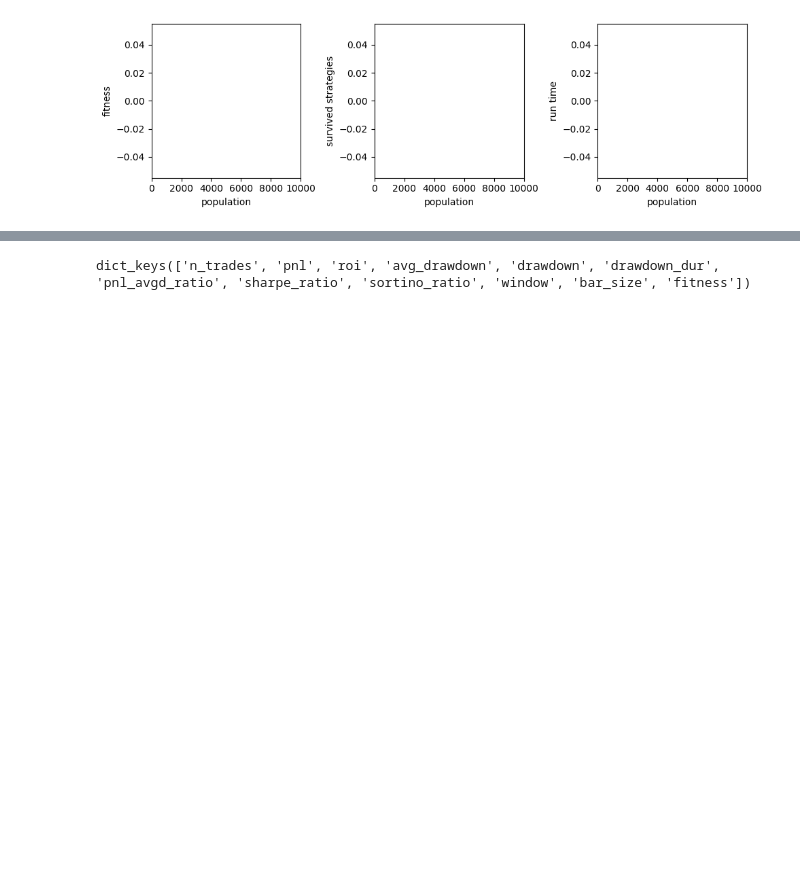
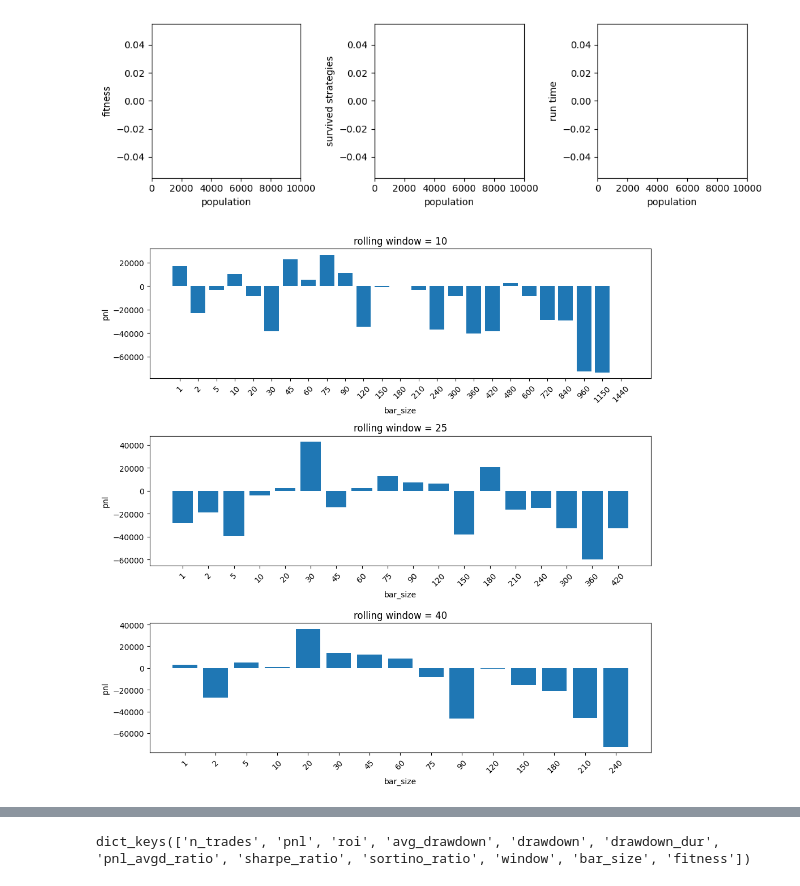
Before and after one commit to VaheC/PonyGE2, a Jupyter notebook: testing_and_choosing_strategies.ipynb, the cells around one changed output, grey strips where cells are left out. Drawn from its saved outputs; the diff is of its cells as text; code cells hidden in the pictures; blank space fills up the shorter version.

```diff
--- a/testing_and_choosing_strategies.ipynb
+++ b/testing_and_choosing_strategies.ipynb
@@ -2456,0 +2394,28 @@ gc.collect()'''
+# %%
+def plot_stat(stat_name, stats_dict, windows,figsize=(10, 10)):
+
+    fig = plt.figure(figsize=figsize)
+
+    subplot_idx = 1
+
+    for window in windows:
+
+        plt.subplot(3, 1, subplot_idx)
+
+        pnl_list = [stats_dict[stat_name][i] for i in range(len(stats_dict['window'])) if stats_dict['window'][i]==window]
+
+        bar_list = [stats_dict['bar_size'][i] for i in range(len(stats_dict['window'])) if stats_dict['window'][i]==window]
+
+        plt.bar(np.arange(len(bar_list)), pnl_list)
+        plt.xticks(np.arange(len(bar_list)), bar_list, rotation=45)
+        plt.title(f"rolling window = {window}")
+        plt.xlabel('bar_size')
+        plt.ylabel(stat_name)
+
+        subplot_idx += 1
+
+    plt.tight_layout()
+# %%
+plot_stat(stat_name='pnl', stats_dict=performance_dict, windows=windows)
+# %% [output]
+[figure, added]
```
Also changed, not shown: parts of 39 cells of this notebook, 1 other file.
